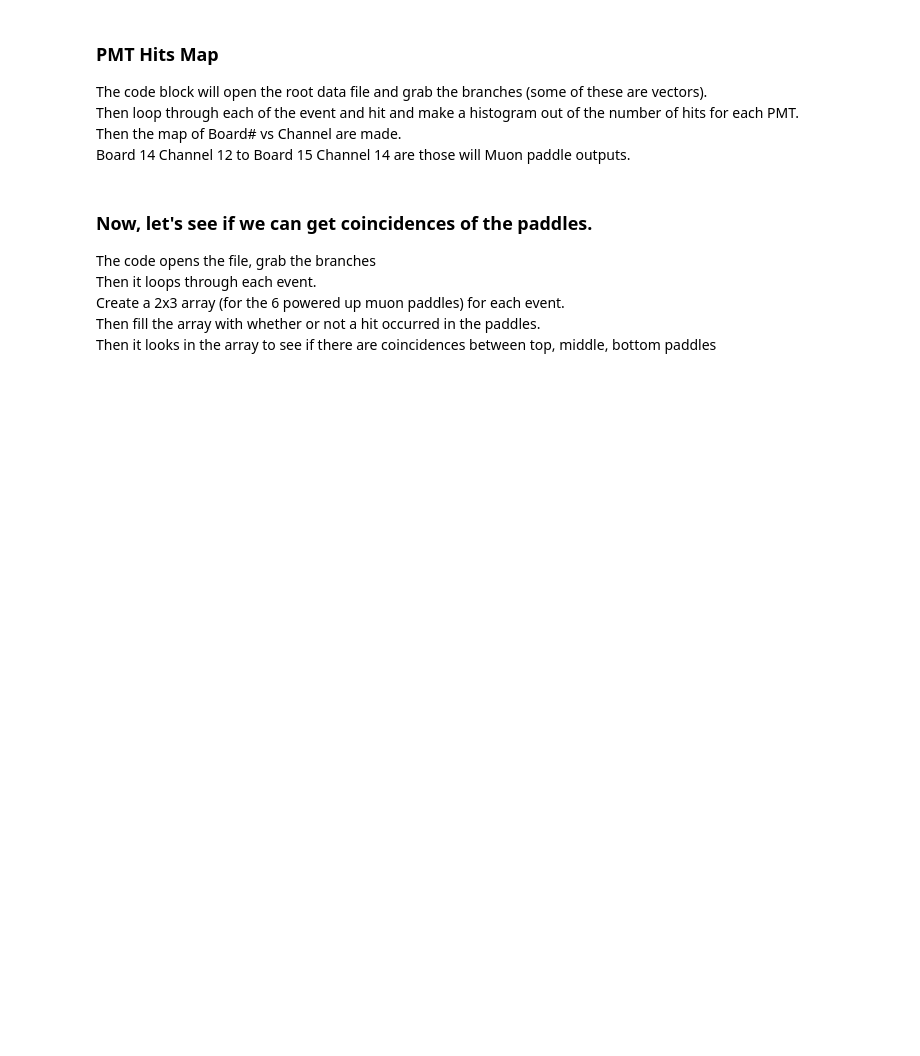
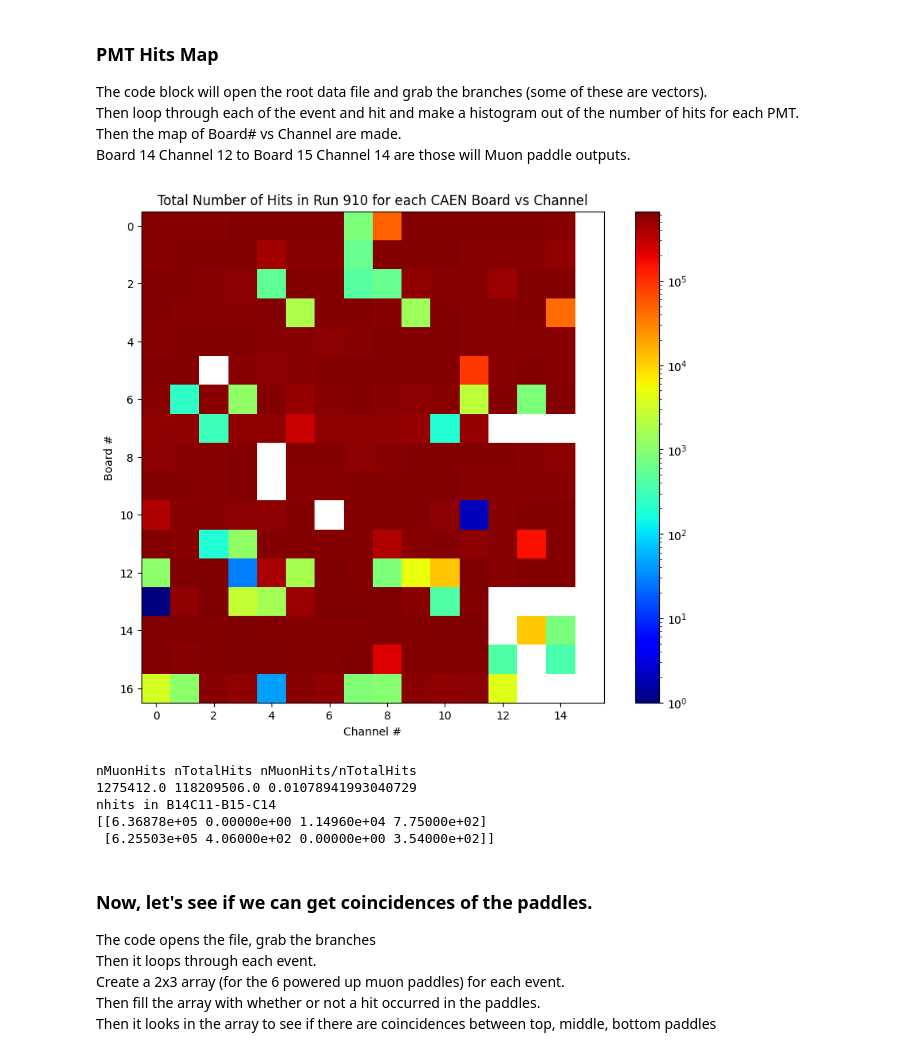
Before and after one commit to wtoslac/EosAnalyses, a Jupyter notebook: Wing/MuonAnalysis.ipynb, the cells around one changed output. Drawn from its saved outputs; the diff is of its cells as text; code cells hidden in the pictures; blank space fills up the shorter version.

```diff
--- a/Wing/MuonAnalysis.ipynb
+++ b/Wing/MuonAnalysis.ipynb
@@ -18,7 +36,8 @@ import matplotlib.pyplot as plt
 import matplotlib.colors as colors
 
 ## SET THE RUN NUMBER!
-run_number = "357" #New Digitizer Configuration with 30 samples additional readout.
+run_number = "910" # New Muon run with increase pulse high. MTCA threshold ~ 1000
+#run_number = "357" #New Digitizer Configuration with 30 samples additional readout.
 #run_number = "408" #6 hour run with MTCA@120mV prescale of 10!
 #run_number = "417" #12 hour run no prescale
 
@@ -28,33 +47,40 @@ event_number = rdf.AsNumpy(columns=["event_number"])["event_number"]
 board = rdf.AsNumpy(columns=["board"])["board"]
 channel = rdf.AsNumpy(columns=["channel"])["channel"]
 charge = rdf.AsNumpy(columns=["charge"])["charge"]
 deltat = rdf.AsNumpy(columns=["deltat"])["deltat"]
 
 #print(len(charge[0]))
 #print(nhit[0])
 
 PMTHits = np.zeros([17,16])
 #print(PMTHits.shape)
 for iEvt in range(0,len(event_number)):
     #print(len(board[aEvt]),len(channel[aEvt]), nhit[aEvt])
     for iHit in range(0,len(board[iEvt])):
         #print(board[iEvt][iHit])
         PMTHits[board[iEvt][iHit],channel[iEvt][iHit]]=PMTHits[board[iEvt][iHit],channel[iEvt][iHit]]+1
 
 plt.figure(figsize=(10,8))
 plt.imshow(PMTHits, cmap='jet',norm=colors.LogNorm())
 plt.title("Total Number of Hits in Run "+run_number+" for each CAEN Board vs Channel")
 plt.xlabel("Channel #")
 plt.ylabel("Board #")
 plt.colorbar()
 plt.show()
 
 nMuonHits = np.sum(PMTHits[14:16,11:15])
 nTotalHits= np.sum(PMTHits)
 print("nMuonHits nTotalHits nMuonHits/nTotalHits")
 print(nMuonHits,nTotalHits,nMuonHits/nTotalHits)
 print("nhits in B14C11-B15-C14")
 print(PMTHits[14:16,11:15])
+# %% [output]
+[figure, added]
+nMuonHits nTotalHits nMuonHits/nTotalHits
+1275412.0 118209506.0 0.01078941993040729
+nhits in B14C11-B15-C14
+[[6.36878e+05 0.00000e+00 1.14960e+04 7.75000e+02]
+ [6.25503e+05 4.06000e+02 0.00000e+00 3.54000e+02]]
 # %% [markdown]
 ### Now, let's see if we can get coincidences of the paddles.
 The code opens the file, grab the branches<br>
```
Also changed, not shown: parts of 6 cells of this notebook, 1 other file.
